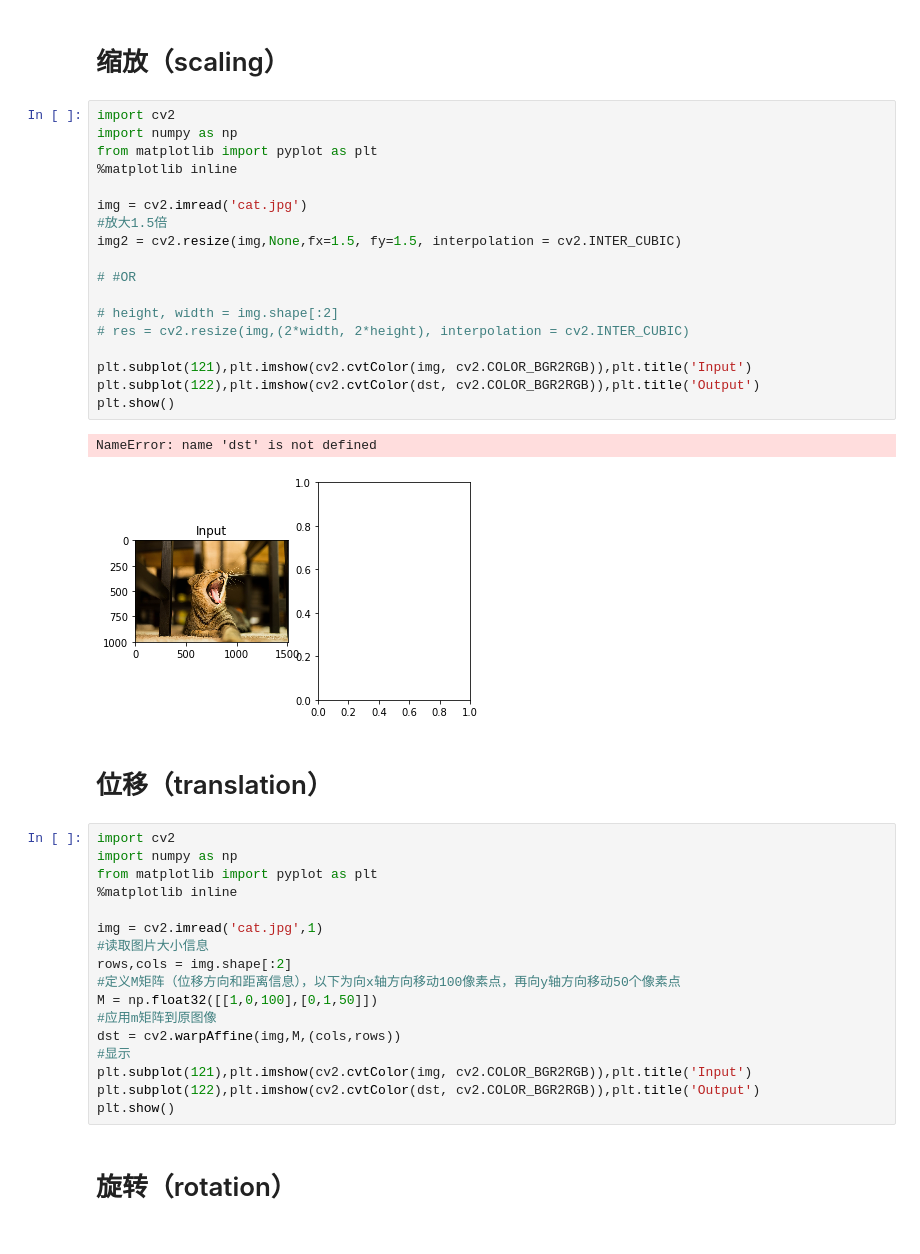
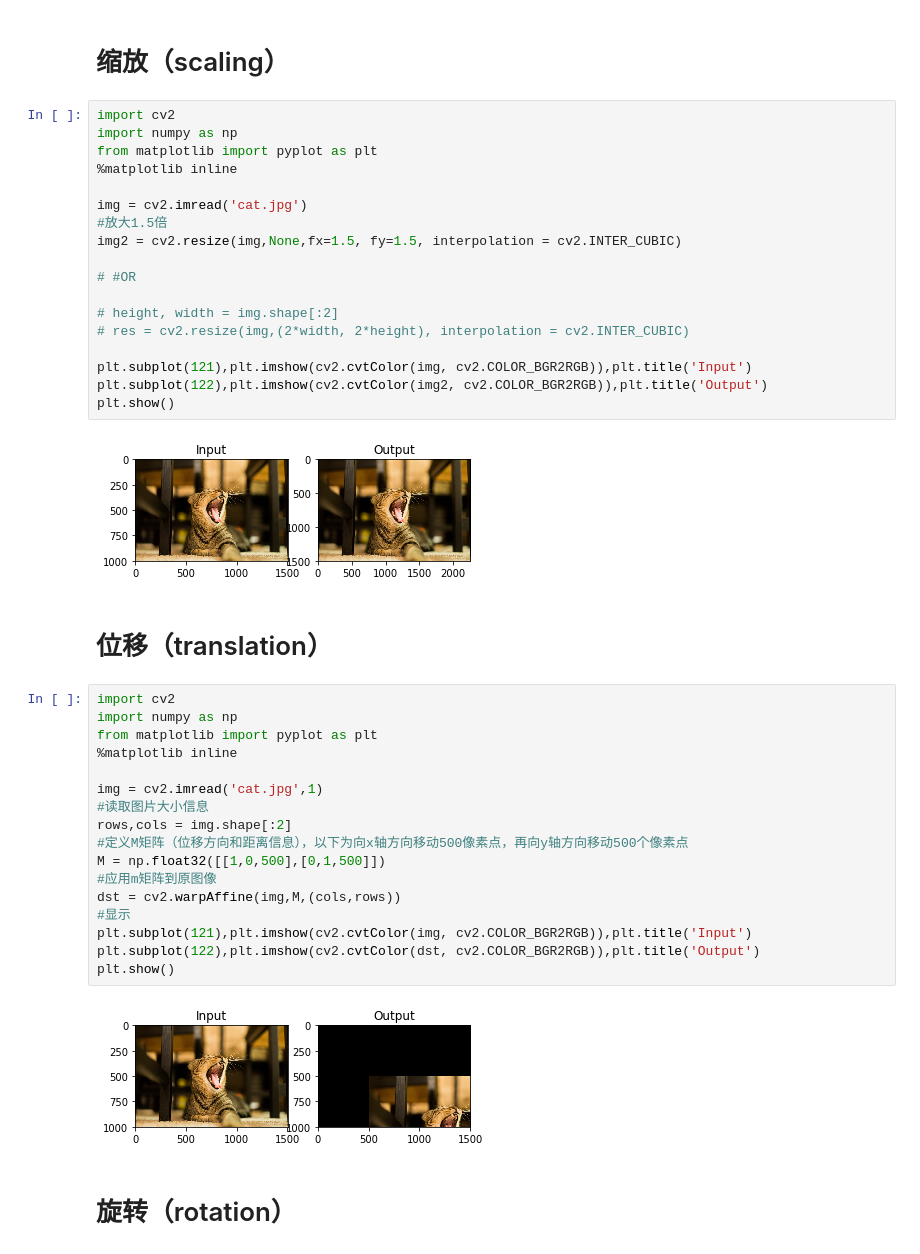
Before and after one commit to ozheng1993/ComputerVisionFromIntroToGiveup, a Jupyter notebook: source/图像的几何变换/图像的几何变换.ipynb, the cells around one changed output. Saved outputs shown, nothing was run; the diff lists cells and outputs as text.

```diff
--- a/source/图像的几何变换/图像的几何变换.ipynb
+++ b/source/图像的几何变换/图像的几何变换.ipynb
@@ -3,24 +3,23 @@
 # %%
 import cv2
 import numpy as np
 from matplotlib import pyplot as plt
 %matplotlib inline
 
 img = cv2.imread('cat.jpg')
 #放大1.5倍
 img2 = cv2.resize(img,None,fx=1.5, fy=1.5, interpolation = cv2.INTER_CUBIC)
 
 # #OR
 
 # height, width = img.shape[:2]
 # res = cv2.resize(img,(2*width, 2*height), interpolation = cv2.INTER_CUBIC)
 
 plt.subplot(121),plt.imshow(cv2.cvtColor(img, cv2.COLOR_BGR2RGB)),plt.title('Input')
-plt.subplot(122),plt.imshow(cv2.cvtColor(dst, cv2.COLOR_BGR2RGB)),plt.title('Output')
+plt.subplot(122),plt.imshow(cv2.cvtColor(img2, cv2.COLOR_BGR2RGB)),plt.title('Output')
 plt.show()
 # %% [output]
-NameError: name 'dst' is not defined
-[figure, old version]
+[figure, new version]
 # %% [markdown]
 # 位移（translation）
 # %%
@@ -32,14 +31,16 @@ from matplotlib import pyplot as plt
 img = cv2.imread('cat.jpg',1)
 #读取图片大小信息
 rows,cols = img.shape[:2]
-#定义M矩阵（位移方向和距离信息），以下为向x轴方向移动100像素点，再向y轴方向移动50个像素点
-M = np.float32([[1,0,100],[0,1,50]])
+#定义M矩阵（位移方向和距离信息），以下为向x轴方向移动500像素点，再向y轴方向移动500个像素点
+M = np.float32([[1,0,500],[0,1,500]])
 #应用m矩阵到原图像
 dst = cv2.warpAffine(img,M,(cols,rows))
 #显示
 plt.subplot(121),plt.imshow(cv2.cvtColor(img, cv2.COLOR_BGR2RGB)),plt.title('Input')
 plt.subplot(122),plt.imshow(cv2.cvtColor(dst, cv2.COLOR_BGR2RGB)),plt.title('Output')
 plt.show()
+# %% [output]
+[figure, added]
 # %% [markdown]
 # 旋转（rotation）
 # %%
```
Also changed, not shown: parts of 4 cells of this notebook.
